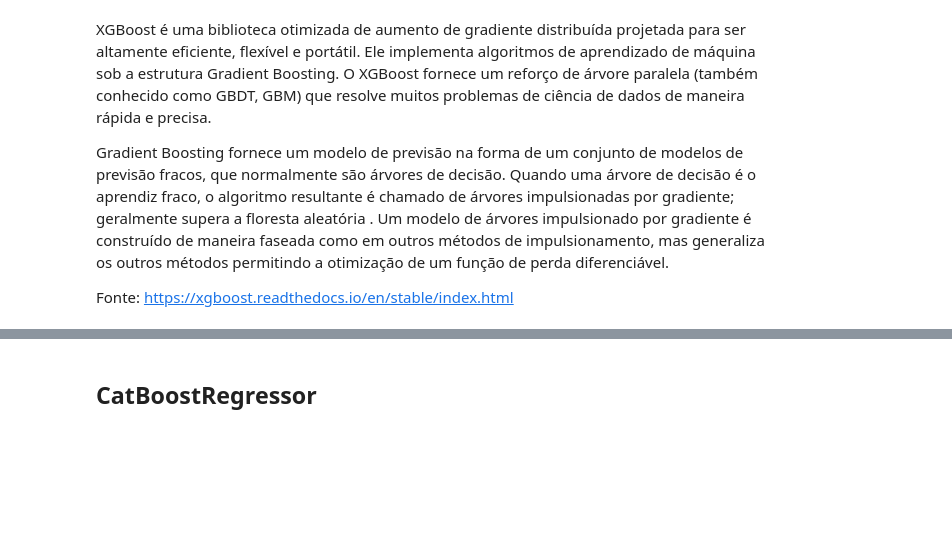
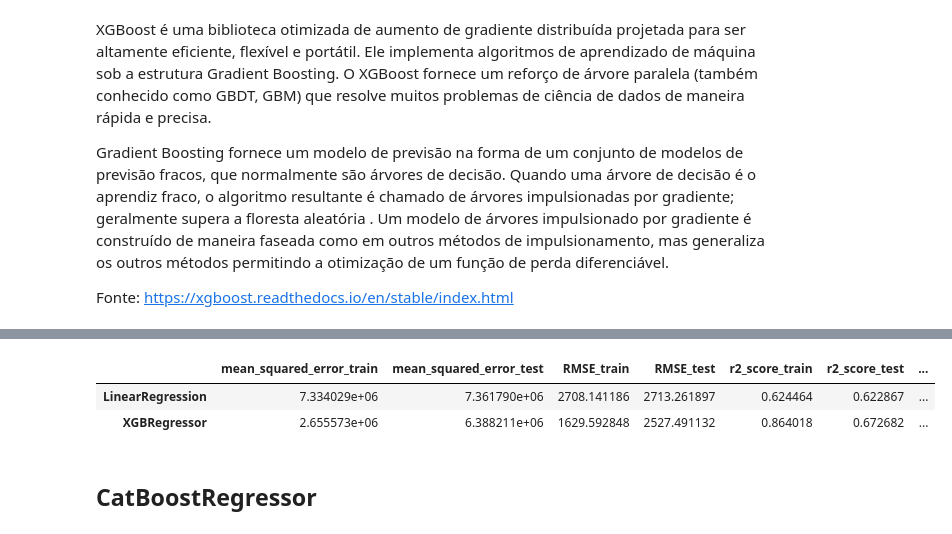
Before and after one commit to IgorFormiga/Data-Science-Projects, a Jupyter notebook: 3_Prediction_Rental_Prices.ipynb, the cells around one changed output, grey strips where cells are left out. Saved outputs shown, nothing was run; the diff lists cells and outputs as text; code cells hidden in the pictures; blank space fills up the shorter version.

```diff
--- a/3_Prediction_Rental_Prices.ipynb
+++ b/3_Prediction_Rental_Prices.ipynb
@@ -256,3 +257,11 @@ Desvio Padrão: 0.019360971558553913
+# %%
+xgb = XGBRegressor(base_score=0.5, verbose=False)
+metrics = metrics.append(create_model(X, y, xgb, 'XGBRegressor'))
+metrics
+# %% [output]
+|  | mean_squared_error_train | mean_squared_error_test | RMSE_train | RMSE_test | r2_score_train | r2_score_test | ... |
+| LinearRegression | 7.334029e+06 | 7.361790e+06 | 2708.141186 | 2713.261897 | 0.624464 | 0.622867 | ... |
+| XGBRegressor | 2.655573e+06 | 6.388211e+06 | 1629.592848 | 2527.491132 | 0.864018 | 0.672682 | ... |
 # %% [markdown]
 ## CatBoostRegressor
 # %% [markdown]
```
Also changed, not shown: parts of 16 cells of this notebook.
